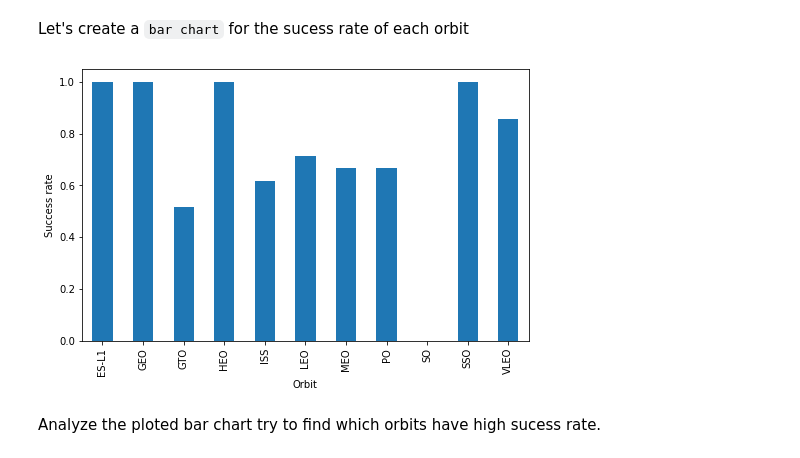
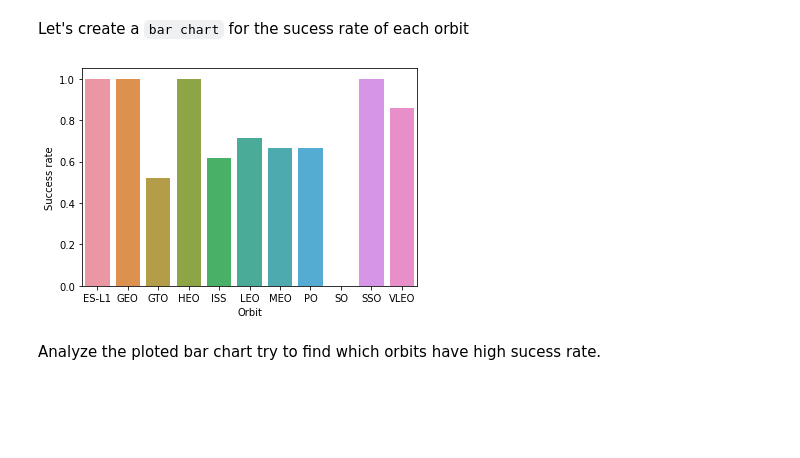
Before and after one commit to iwutung/IBM-DSC, a Jupyter notebook: EDA with pandas and matplotlib.ipynb, the cells around one changed output. Cells and saved outputs as stored; diff of their text form; code cells hidden in the pictures; blank space fills up the shorter version.

```diff
--- a/EDA with pandas and matplotlib.ipynb
+++ b/EDA with pandas and matplotlib.ipynb
@@ -116,12 +116,12 @@ Next, we want to visually check if there are any relationship between success ra
 Let's create a `bar chart` for the sucess rate of each orbit
 # %%
 # HINT use groupby method on Orbit column and get the mean of Class column
-mean_class = df['Class'].groupby(df['Orbit']).mean()
-mean_class.plot(kind='bar', figsize=(8,5))
+mean_class = pd.DataFrame(df['Class'].groupby(df['Orbit']).mean().reset_index())
+sns.barplot(data=mean_class, x='Orbit', y='Class')
 plt.ylabel('Success rate')
 plt.show()
 # %% [output]
-[figure, old version]
+[figure, new version]
 # %% [markdown]
 Analyze the ploted bar chart try to find which orbits have high sucess rate.
 # %% [markdown]
```
Also changed, not shown: parts of 5 cells of this notebook.
